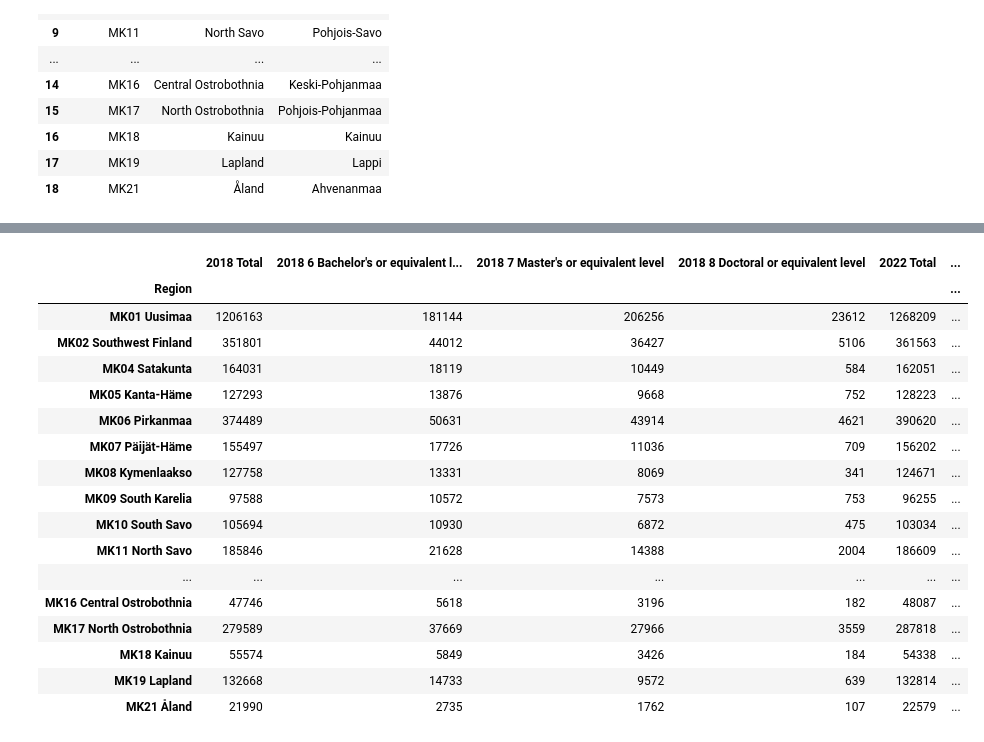
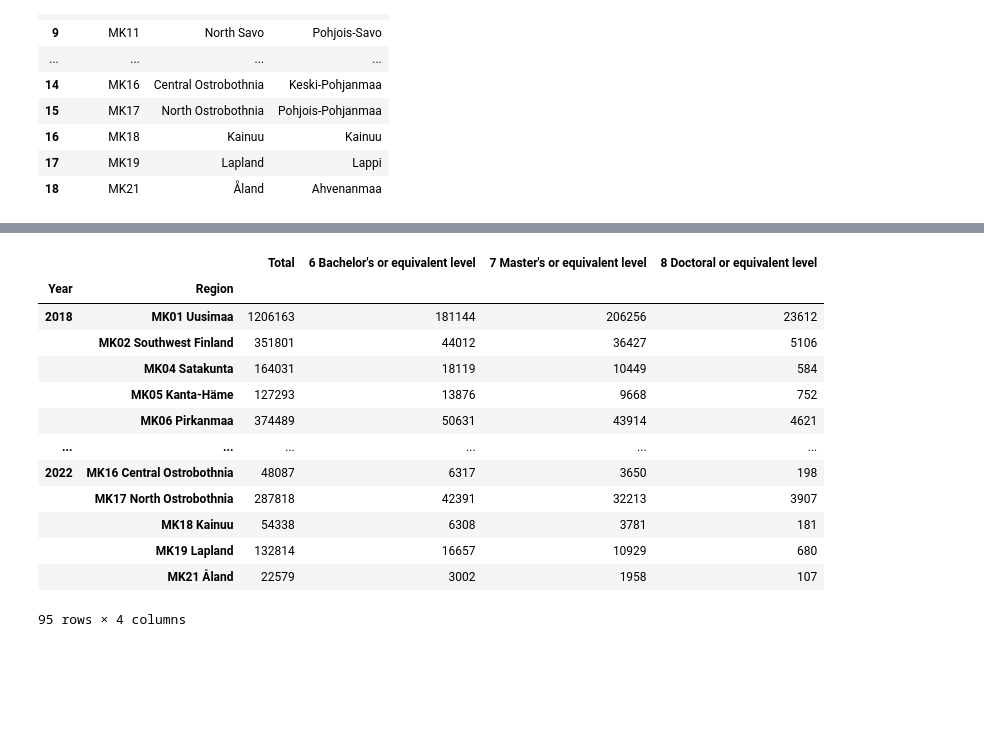
Before and after one commit to gydis/OP-heist-project, a Jupyter notebook: indices_calculation/educational_attainment_index.ipynb, the cells around one changed output, grey strips where cells are left out. Cells and saved outputs as stored; diff of their text form; code cells hidden in the pictures; blank space fills up the shorter version.

Commit message:
fix the education attainment index dataframe

```diff
--- a/indices_calculation/educational_attainment_index.ipynb
+++ b/indices_calculation/educational_attainment_index.ipynb
@@ -47,6 +47,9 @@ query = {
         "filter": "item",
         "values": [
           "2018",
+          "2019",
+          "2020",
+          "2021",
           "2022"
         ]
       }
@@ -194,33 +215,23 @@ json_education = json_data['dimension']['Koulutusaste']['category']['label'].val
 # %%
-
 # Create the nested index
 tuples = []
-for region in json_region:
-    for age in json_age:
-        tuples.append((region, age))
+for year in json_year:
+    for region in json_region:
+        for age in json_age:
+            tuples.append((year, region, age))
 
-# Create the columns names
-columns = []
-for year in json_year:
-    for education in json_education:
-        columns.append(year + " " + education)
-
-
-index = pd.MultiIndex.from_tuples(tuples, names=["Region", "Age Group"])
+index = pd.MultiIndex.from_tuples(tuples, names=["Year", "Region", "Age Group"])
 
 # Create a NumPy array from the value list
 value_array = np.array(json_data['value'])
 shape = json_data['size']
 
-# Transform the NumPy array into the desired DataFrame view (19, 12, 8)
-# Index being multiindex Region -> Age group (19,12)
-# Columns being year + education (2*4 = 6)
 transformed_array = np.array(value_array).reshape(shape).squeeze()
-transformed_array = np.rollaxis(transformed_array, 0, -1).reshape(19,12,8)
-transformed_array = transformed_array.reshape(19*12,8)
+# reshape from (5, 19, 12, 4) to (5*19*12, 4)
+transformed_array = transformed_array.reshape(-1, len(json_education))
 
 # Create a DataFrame from the value list with the nested index
-df = pd.DataFrame(data=transformed_array, index=index, columns=columns)
+df = pd.DataFrame(data=transformed_array, index=index, columns=json_education)
 
 # Print the DataFrame
 df
@@ -242,23 +253,19 @@ df
 # %%
-education_attainment = df.groupby(level=['Region']).sum().copy()
-education_attainment
+df = df.groupby(level=['Year', 'Region']).sum().copy()
+df
 # %% [output]
-|  | 2018 Total | 2018 6 Bachelor's or equivalent l... | 2018 7 Master's or equivalent level | 2018 8 Doctoral or equivalent level | 2022 Total | ... |
-| Region |  |  |  |  |  | ... |
-| MK01 Uusimaa | 1206163 | 181144 | 206256 | 23612 | 1268209 | ... |
-| MK02 Southwest Finland | 351801 | 44012 | 36427 | 5106 | 361563 | ... |
-| MK04 Satakunta | 164031 | 18119 | 10449 | 584 | 162051 | ... |
-| MK05 Kanta-Häme | 127293 | 13876 | 9668 | 752 | 128223 | ... |
-| MK06 Pirkanmaa | 374489 | 50631 | 43914 | 4621 | 390620 | ... |
-| MK07 Päijät-Häme | 155497 | 17726 | 11036 | 709 | 156202 | ... |
-| MK08 Kymenlaakso | 127758 | 13331 | 8069 | 341 | 124671 | ... |
-| MK09 South Karelia | 97588 | 10572 | 7573 | 753 | 96255 | ... |
-| MK10 South Savo | 105694 | 10930 | 6872 | 475 | 103034 | ... |
-| MK11 North Savo | 185846 | 21628 | 14388 | 2004 | 186609 | ... |
-| ... | ... | ... | ... | ... | ... | ... |
-| MK16 Central Ostrobothnia | 47746 | 5618 | 3196 | 182 | 48087 | ... |
-| MK17 North Ostrobothnia | 279589 | 37669 | 27966 | 3559 | 287818 | ... |
-| MK18 Kainuu | 55574 | 5849 | 3426 | 184 | 54338 | ... |
-| MK19 Lapland | 132668 | 14733 | 9572 | 639 | 132814 | ... |
-| MK21 Åland | 21990 | 2735 | 1762 | 107 | 22579 | ... |
+|  |  | Total | 6 Bachelor's or equivalent level | 7 Master's or equivalent level | 8 Doctoral or equivalent level |
+| Year | Region |  |  |  |  |
+| 2018 | MK01 Uusimaa | 1206163 | 181144 | 206256 | 23612 |
+|  | MK02 Southwest Finland | 351801 | 44012 | 36427 | 5106 |
+|  | MK04 Satakunta | 164031 | 18119 | 10449 | 584 |
+|  | MK05 Kanta-Häme | 127293 | 13876 | 9668 | 752 |
+|  | MK06 Pirkanmaa | 374489 | 50631 | 43914 | 4621 |
+| ... | ... | ... | ... | ... | ... |
+| 2022 | MK16 Central Ostrobothnia | 48087 | 6317 | 3650 | 198 |
+|  | MK17 North Ostrobothnia | 287818 | 42391 | 32213 | 3907 |
+|  | MK18 Kainuu | 54338 | 6308 | 3781 | 181 |
+|  | MK19 Lapland | 132814 | 16657 | 10929 | 680 |
+|  | MK21 Åland | 22579 | 3002 | 1958 | 107 |
+95 rows × 4 columns
 # %%
```
Also changed, not shown: parts of 9 cells of this notebook, 1 other file.
